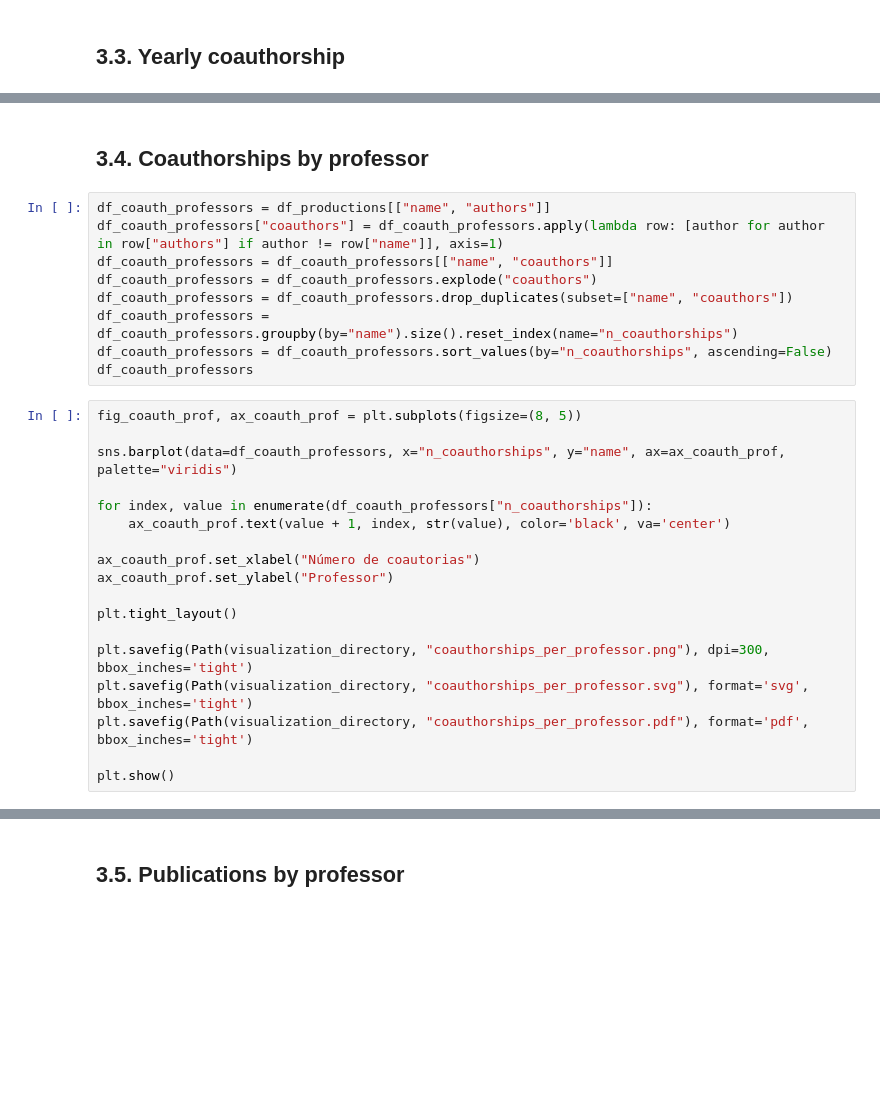
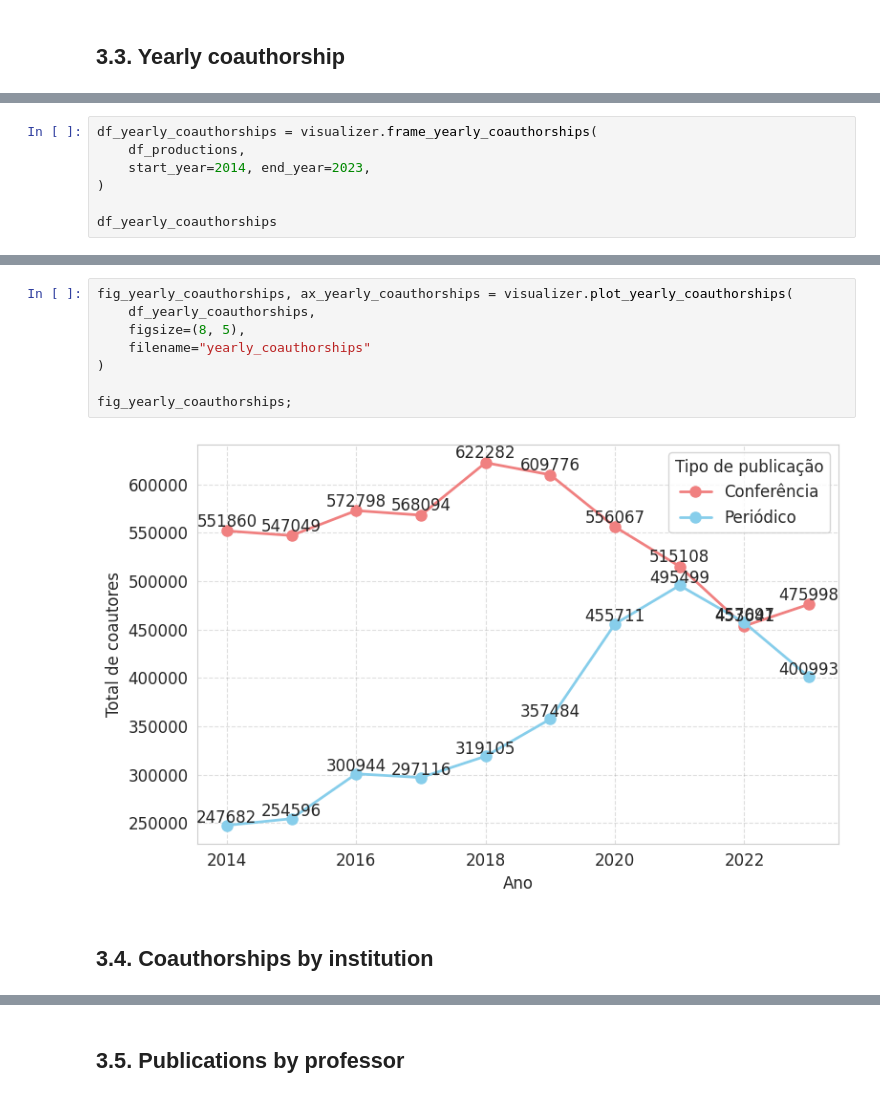
Before and after one commit to jeojildo/ppgcc-coautorias, a Jupyter notebook: notebooks/04-visualization.ipynb, the cells around one changed output, grey strips where cells are left out. Cells and saved outputs as stored; diff of their text form; blank space fills up the shorter version.

```diff
--- a/notebooks/04-visualization.ipynb
+++ b/notebooks/04-visualization.ipynb
@@ -153,0 +108,7 @@ plt.show()
+# %%
+df_yearly_coauthorships = visualizer.frame_yearly_coauthorships(
+    df_productions,
+    start_year=2014, end_year=2023,
+)
+
+df_yearly_coauthorships
@@ -154,29 +128,12 @@ plt.show()
+# %%
+fig_yearly_coauthorships, ax_yearly_coauthorships = visualizer.plot_yearly_coauthorships(
+    df_yearly_coauthorships,
+    figsize=(8, 5),
+    filename="yearly_coauthorships"
+)
+
+fig_yearly_coauthorships;
+# %% [output]
+[figure, added]
 # %% [markdown]
-## 3.4. Coauthorships by professor
+## 3.4. Coauthorships by institution
-# %%
-df_coauth_professors = df_productions[["name", "authors"]]
-df_coauth_professors["coauthors"] = df_coauth_professors.apply(lambda row: [author for author in row["authors"] if author != row["name"]], axis=1)
-df_coauth_professors = df_coauth_professors[["name", "coauthors"]]
-df_coauth_professors = df_coauth_professors.explode("coauthors")
-df_coauth_professors = df_coauth_professors.drop_duplicates(subset=["name", "coauthors"])
-df_coauth_professors = df_coauth_professors.groupby(by="name").size().reset_index(name="n_coauthorships")
-df_coauth_professors = df_coauth_professors.sort_values(by="n_coauthorships", ascending=False)
-df_coauth_professors
-# %%
-fig_coauth_prof, ax_coauth_prof = plt.subplots(figsize=(8, 5))
-
-sns.barplot(data=df_coauth_professors, x="n_coauthorships", y="name", ax=ax_coauth_prof, palette="viridis")
-
-for index, value in enumerate(df_coauth_professors["n_coauthorships"]):
-    ax_coauth_prof.text(value + 1, index, str(value), color='black', va='center')
-
-ax_coauth_prof.set_xlabel("Número de coautorias")
-ax_coauth_prof.set_ylabel("Professor")
-
-plt.tight_layout()
-
-plt.savefig(Path(visualization_directory, "coauthorships_per_professor.png"), dpi=300, bbox_inches='tight')
-plt.savefig(Path(visualization_directory, "coauthorships_per_professor.svg"), format='svg', bbox_inches='tight')
-plt.savefig(Path(visualization_directory, "coauthorships_per_professor.pdf"), format='pdf', bbox_inches='tight')
-
-plt.show()
```
Also changed, not shown: parts of 62 cells of this notebook, 1 other file.
